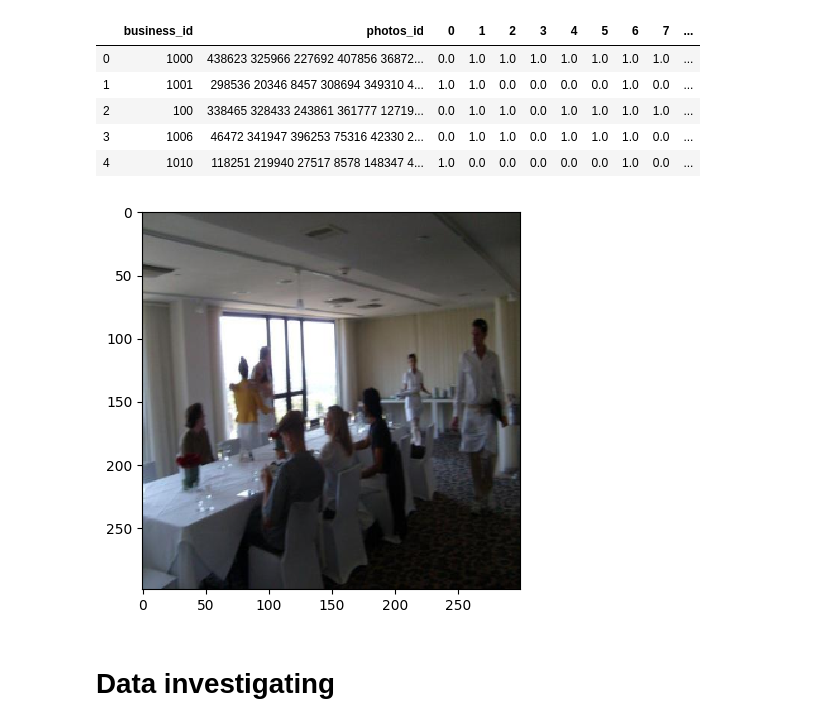
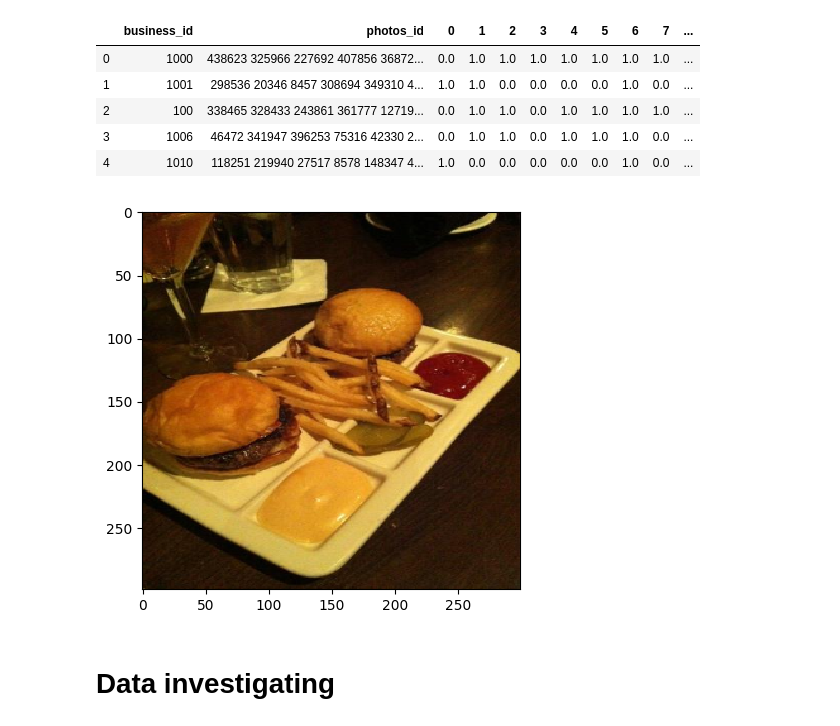
Before and after one commit to Midren/yelp_photo_classification, a Jupyter notebook: yelp_classification.ipynb, the cells around one changed output. Cells and saved outputs as stored; diff of their text form; code cells hidden in the pictures.

```diff
--- a/yelp_classification.ipynb
+++ b/yelp_classification.ipynb
@@ -113,9 +113,9 @@ df_train.head()
 | 3 | 1006 | 46472 341947 396253 75316 42330 2... | 0.0 | 1.0 | 1.0 | 0.0 | 1.0 | 1.0 | 1.0 | 0.0 | ... |
 | 4 | 1010 | 118251 219940 27517 8578 148347 4... | 1.0 | 0.0 | 0.0 | 0.0 | 0.0 | 0.0 | 1.0 | 0.0 | ... |
 # %%
-#show_image(get_img(int(df.sample(1).photo_id)))
+show_image(get_img(int(df.sample(1).photo_id)))
 # %% [output]
-[figure, old version]
+[figure, new version]
 # %% [markdown]
 # Data investigating
 # %% [markdown]
```
Also changed, not shown: parts of 24 cells of this notebook.
